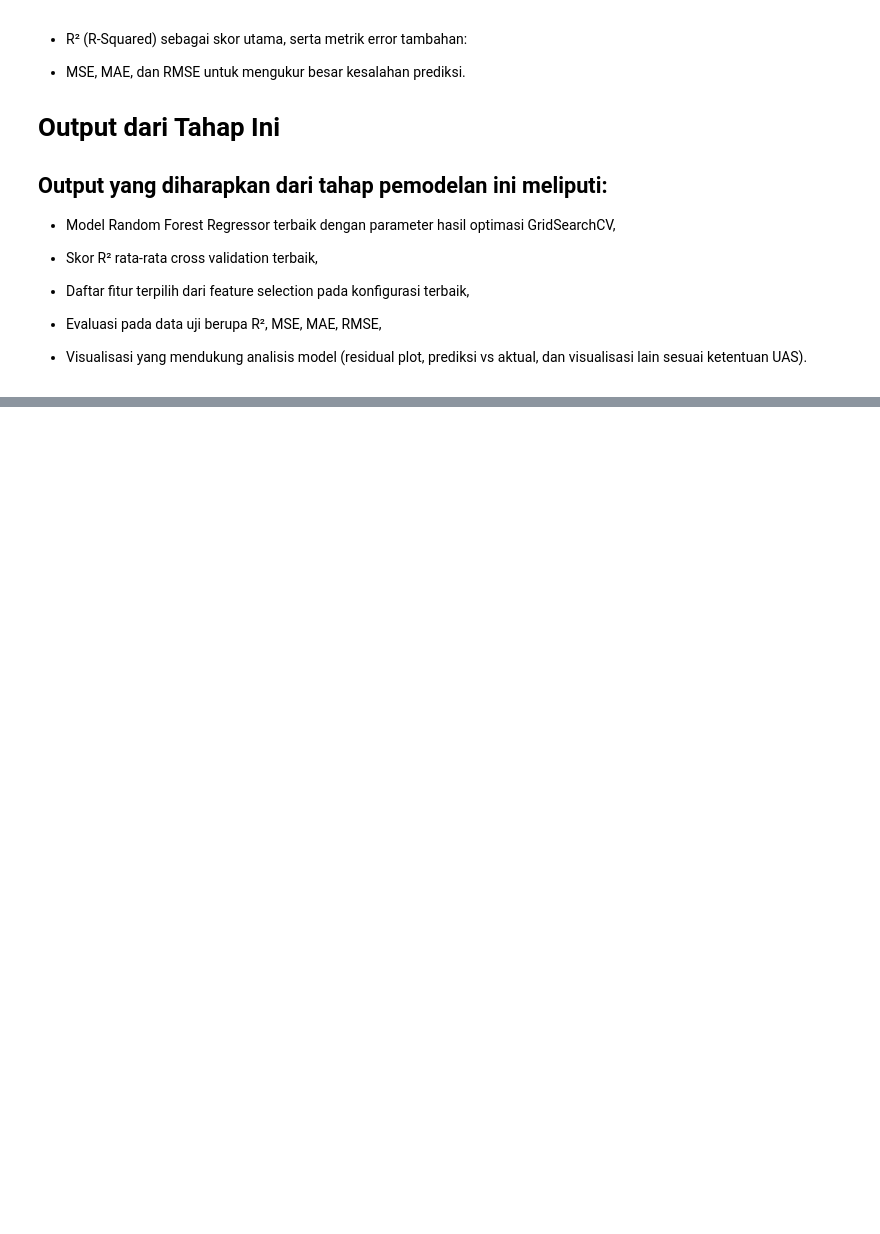
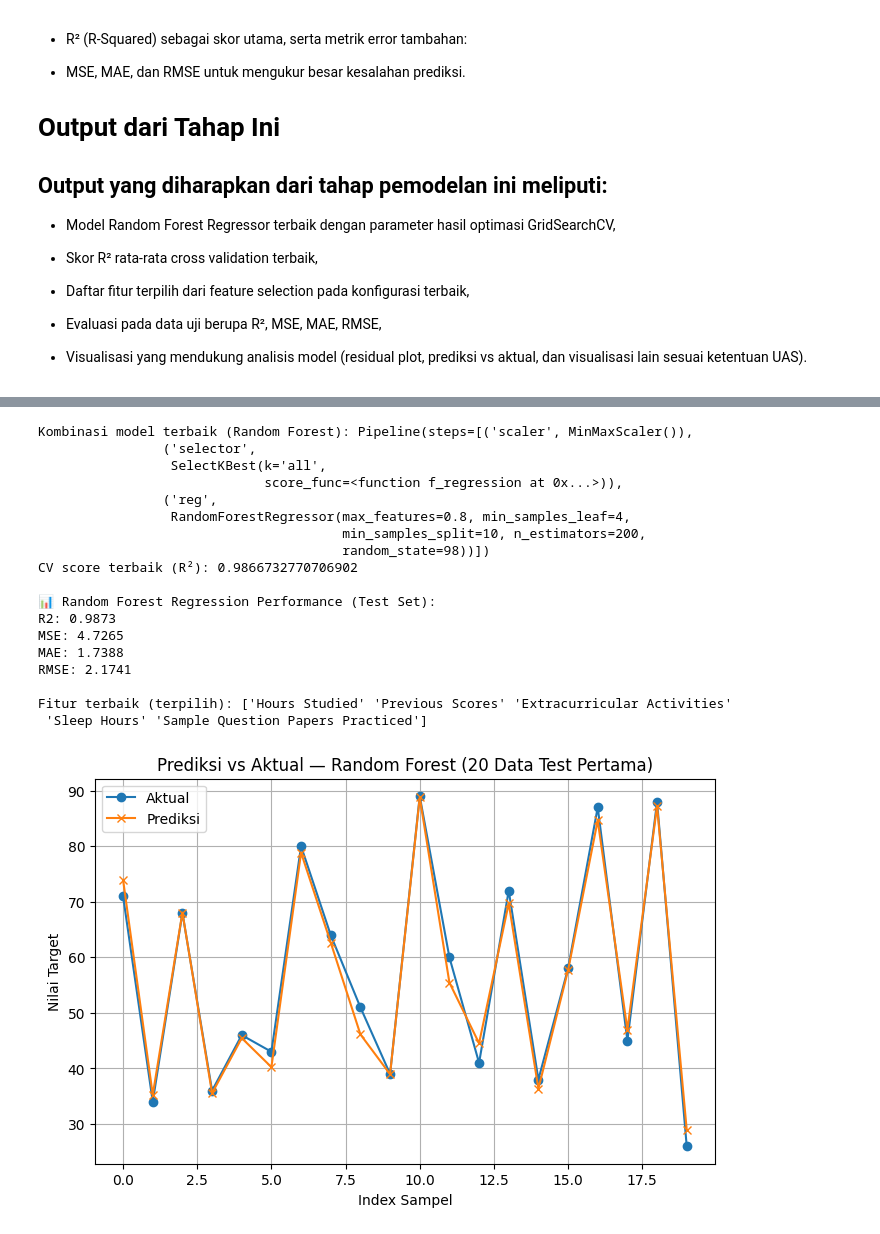
Before and after one commit to Yntzie/Projek-UAS-ML_KERAS, a Jupyter notebook: Notebook2_Regresi_KERAS.ipynb, the cells around one changed output, grey strips where cells are left out. Saved outputs shown, nothing was run; the diff lists cells and outputs as text; code cells hidden in the pictures; blank space fills up the shorter version.

```diff
--- a/Notebook2_Regresi_KERAS.ipynb
+++ b/Notebook2_Regresi_KERAS.ipynb
@@ -557,0 +561,73 @@ Fitting 5 folds for each of 1944 candidates, totalling 9720 fits
+# %%
+# Ambil model terbaik dari GridSearch
+best_rf = grid_rf.best_estimator_
+y_pred_rf = best_rf.predict(X_test)
+
+# Hitung metrik regresi
+metrics_rf = {
+    "R2": r2_score(y_test, y_pred_rf),
+    "MSE": mean_squared_error(y_test, y_pred_rf),
+    "MAE": mean_absolute_error(y_test, y_pred_rf),
+    "RMSE": np.sqrt(mean_squared_error(y_test, y_pred_rf))
+}
+
+print("Kombinasi model terbaik (Random Forest):", best_rf)
+print("CV score terbaik (R²):", grid_rf.best_score_)
+
+print("\n📊 Random Forest Regression Performance (Test Set):")
+for k, v in metrics_rf.items():
+    print(f"{k}: {v:.4f}")
+
+# Tampilkan fitur terpilih dari feature selection
+selector = best_rf.named_steps['selector']
+if hasattr(selector, 'get_support'):
+    mask = selector.get_support()
+    selected = np.array(X.columns)[mask]
+    print("\nFitur terbaik (terpilih):", selected)
+
+# =========================
+# Visualisasi Wajib (Regresi)
+# =========================
+
+# 1) Prediksi vs Aktual (20 data test pertama)
+plt.figure(figsize=(8, 5))
+plt.plot(np.array(y_test)[:20], label="Aktual", marker='o')
+plt.plot(y_pred_rf[:20], label="Prediksi", marker='x')
+plt.title("Prediksi vs Aktual — Random Forest (20 Data Test Pertama)")
+plt.xlabel("Index Sampel")
+plt.ylabel("Nilai Target")
+plt.legend()
+plt.grid(True)
+plt.show()
+
+# 2) Residual Plot (Test)
+residuals = np.array(y_test) - y_pred_rf
+
+plt.figure(figsize=(8, 5))
+plt.scatter(y_pred_rf, residuals, alpha=0.7)
+plt.axhline(0, color='red', linestyle='--')
+plt.title("Residual Plot — Random Forest Regressor")
+plt.xlabel("Nilai Prediksi")
+plt.ylabel("Residual (Aktual - Prediksi)")
+plt.grid(True)
+plt.show()
+# %% [output]
+Kombinasi model terbaik (Random Forest): Pipeline(steps=[('scaler', MinMaxScaler()),
+                ('selector',
+                 SelectKBest(k='all',
+                             score_func=<function f_regression at 0x...>)),
+                ('reg',
+                 RandomForestRegressor(max_features=0.8, min_samples_leaf=4,
+                                       min_samples_split=10, n_estimators=200,
+                                       random_state=98))])
+CV score terbaik (R²): 0.9866732770706902
+
+📊 Random Forest Regression Performance (Test Set):
+R2: 0.9873
+MSE: 4.7265
+MAE: 1.7388
+RMSE: 2.1741
+
+Fitur terbaik (terpilih): ['Hours Studied' 'Previous Scores' 'Extracurricular Activities'
+ 'Sleep Hours' 'Sample Question Papers Practiced']
+[figure, added]
```
Also changed, not shown: parts of 8 cells of this notebook.
